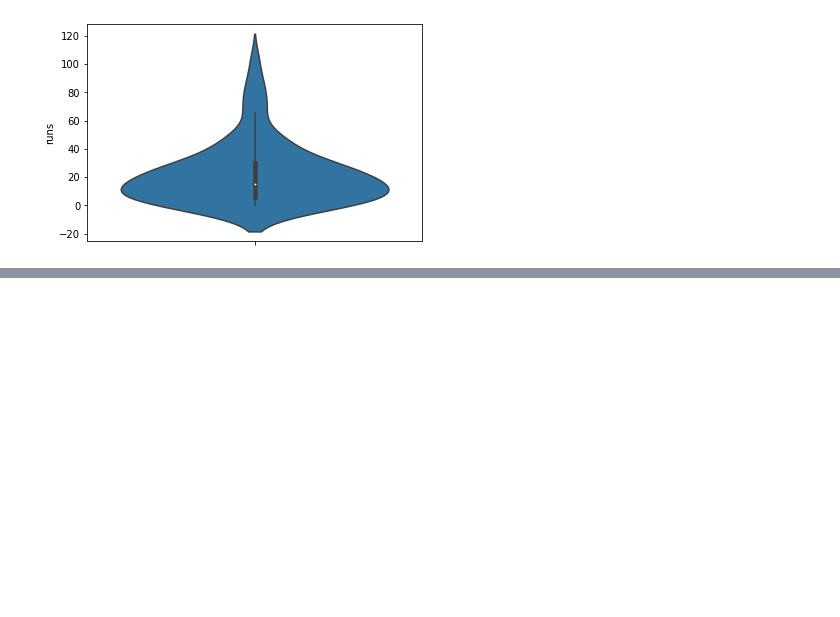
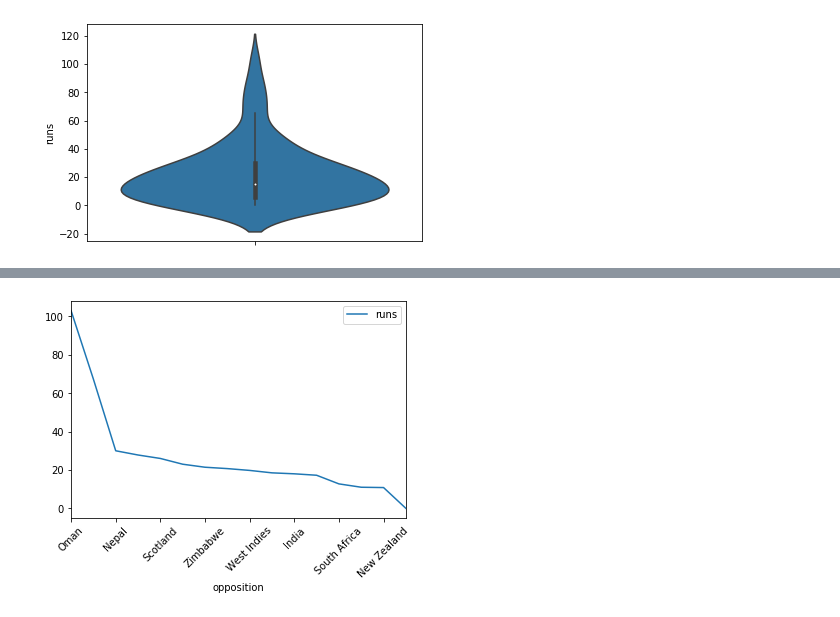
Before and after one commit to ShayekhBinIslam/ml_session_jan_2020, a Jupyter notebook: regression/tamim.ipynb, the cells around one changed output, grey strips where cells are left out. Drawn from its saved outputs; the diff is of its cells as text; code cells hidden in the pictures; blank space fills up the shorter version.

```diff
--- a/regression/tamim.ipynb
+++ b/regression/tamim.ipynb
@@ -131,0 +246,5 @@ Zimbabwe            7
+# %%
+df.groupby('opposition').mean().sort_values(by='runs', ascending=False).plot()
+plt.xticks(rotation=45);
+# %% [output]
+[figure, added]
```
Also changed, not shown: parts of 28 cells of this notebook.
